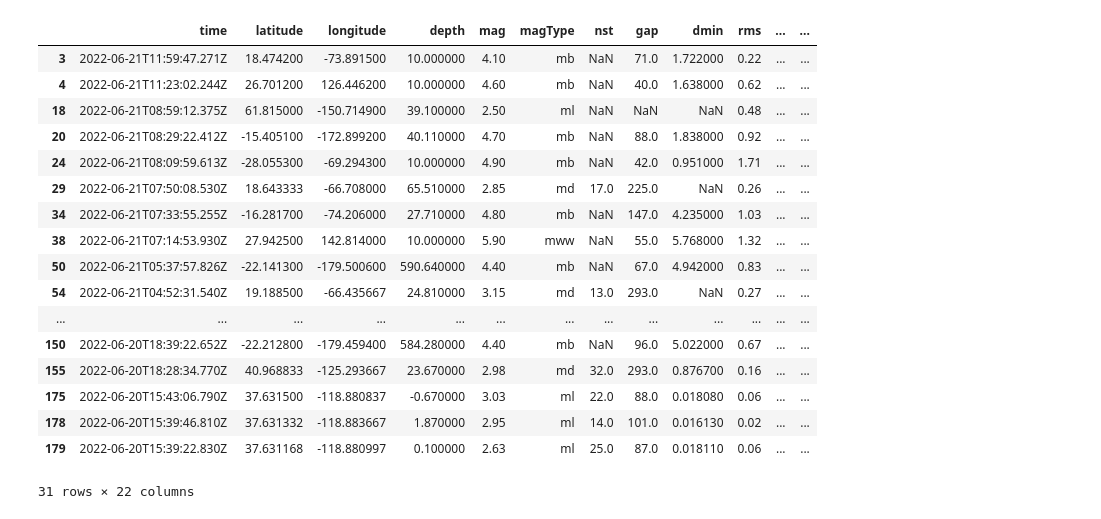
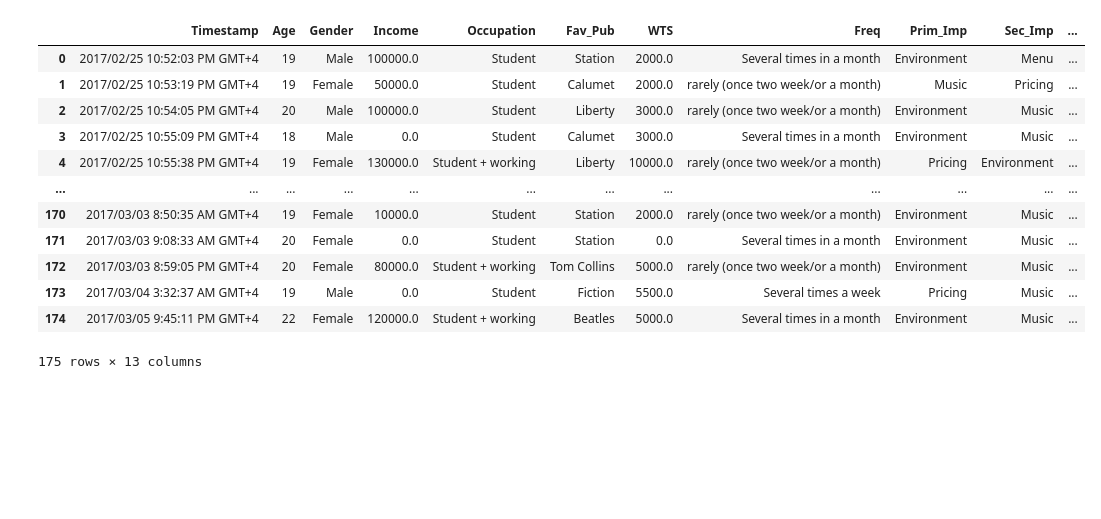
Before and after one commit to valsorayksterob/interlink, a Jupyter notebook: interlink.ipynb, the cells around one changed output. Saved outputs shown, nothing was run; the diff lists cells and outputs as text; code cells hidden in the pictures; blank space fills up the shorter version.

```diff
--- a/interlink.ipynb
+++ b/interlink.ipynb
@@ -21,22 +2,0 @@ df
-# %%
-df_eq25 = df[(  df['mag'] >= 2.5  )]
-df_eq25.to_csv('earthquakes_25.csv')
-# %% [output]
-|  | time | latitude | longitude | depth | mag | magType | nst | gap | dmin | rms | ... | ... |
-| 3 | 2022-06-21T11:59:47.271Z | 18.474200 | -73.891500 | 10.000000 | 4.10 | mb | NaN | 71.0 | 1.722000 | 0.22 | ... | ... |
-| 4 | 2022-06-21T11:23:02.244Z | 26.701200 | 126.446200 | 10.000000 | 4.60 | mb | NaN | 40.0 | 1.638000 | 0.62 | ... | ... |
-| 18 | 2022-06-21T08:59:12.375Z | 61.815000 | -150.714900 | 39.100000 | 2.50 | ml | NaN | NaN | NaN | 0.48 | ... | ... |
-| 20 | 2022-06-21T08:29:22.412Z | -15.405100 | -172.899200 | 40.110000 | 4.70 | mb | NaN | 88.0 | 1.838000 | 0.92 | ... | ... |
-| 24 | 2022-06-21T08:09:59.613Z | -28.055300 | -69.294300 | 10.000000 | 4.90 | mb | NaN | 42.0 | 0.951000 | 1.71 | ... | ... |
-| 29 | 2022-06-21T07:50:08.530Z | 18.643333 | -66.708000 | 65.510000 | 2.85 | md | 17.0 | 225.0 | NaN | 0.26 | ... | ... |
-| 34 | 2022-06-21T07:33:55.255Z | -16.281700 | -74.206000 | 27.710000 | 4.80 | mb | NaN | 147.0 | 4.235000 | 1.03 | ... | ... |
-| 38 | 2022-06-21T07:14:53.930Z | 27.942500 | 142.814000 | 10.000000 | 5.90 | mww | NaN | 55.0 | 5.768000 | 1.32 | ... | ... |
-| 50 | 2022-06-21T05:37:57.826Z | -22.141300 | -179.500600 | 590.640000 | 4.40 | mb | NaN | 67.0 | 4.942000 | 0.83 | ... | ... |
-| 54 | 2022-06-21T04:52:31.540Z | 19.188500 | -66.435667 | 24.810000 | 3.15 | md | 13.0 | 293.0 | NaN | 0.27 | ... | ... |
-| ... | ... | ... | ... | ... | ... | ... | ... | ... | ... | ... | ... | ... |
-| 150 | 2022-06-20T18:39:22.652Z | -22.212800 | -179.459400 | 584.280000 | 4.40 | mb | NaN | 96.0 | 5.022000 | 0.67 | ... | ... |
-| 155 | 2022-06-20T18:28:34.770Z | 40.968833 | -125.293667 | 23.670000 | 2.98 | md | 32.0 | 293.0 | 0.876700 | 0.16 | ... | ... |
-| 175 | 2022-06-20T15:43:06.790Z | 37.631500 | -118.880837 | -0.670000 | 3.03 | ml | 22.0 | 88.0 | 0.018080 | 0.06 | ... | ... |
-| 178 | 2022-06-20T15:39:46.810Z | 37.631332 | -118.883667 | 1.870000 | 2.95 | ml | 14.0 | 101.0 | 0.016130 | 0.02 | ... | ... |
-| 179 | 2022-06-20T15:39:22.830Z | 37.631168 | -118.880997 | 0.100000 | 2.63 | ml | 25.0 | 87.0 | 0.018110 | 0.06 | ... | ... |
-31 rows × 22 columns
@@ -45,0 +6,17 @@ df_eq25.to_csv('earthquakes_25.csv')
+# %%
+df = pd.read_csv('https://raw.githubusercontent.com/valsorayksterob/interlink/main/armenian_pubs.csv', sep=',')
+df
+# %% [output]
+|  | Timestamp | Age | Gender | Income | Occupation | Fav_Pub | WTS | Freq | Prim_Imp | Sec_Imp | ... |
+| 0 | 2017/02/25 10:52:03 PM GMT+4 | 19 | Male | 100000.0 | Student | Station | 2000.0 | Several times in a month | Environment | Menu | ... |
+| 1 | 2017/02/25 10:53:19 PM GMT+4 | 19 | Female | 50000.0 | Student | Calumet | 2000.0 | rarely (once two week/or a month) | Music | Pricing | ... |
+| 2 | 2017/02/25 10:54:05 PM GMT+4 | 20 | Male | 100000.0 | Student | Liberty | 3000.0 | rarely (once two week/or a month) | Environment | Music | ... |
+| 3 | 2017/02/25 10:55:09 PM GMT+4 | 18 | Male | 0.0 | Student | Calumet | 3000.0 | Several times in a month | Environment | Music | ... |
+| 4 | 2017/02/25 10:55:38 PM GMT+4 | 19 | Female | 130000.0 | Student + working | Liberty | 10000.0 | rarely (once two week/or a month) | Pricing | Environment | ... |
+| ... | ... | ... | ... | ... | ... | ... | ... | ... | ... | ... | ... |
+| 170 | 2017/03/03 8:50:35 AM GMT+4 | 19 | Female | 10000.0 | Student | Station | 2000.0 | rarely (once two week/or a month) | Environment | Music | ... |
+| 171 | 2017/03/03 9:08:33 AM GMT+4 | 20 | Female | 0.0 | Student | Station | 0.0 | Several times in a month | Environment | Music | ... |
+| 172 | 2017/03/03 8:59:05 PM GMT+4 | 20 | Female | 80000.0 | Student + working | Tom Collins | 5000.0 | rarely (once two week/or a month) | Environment | Music | ... |
+| 173 | 2017/03/04 3:32:37 AM GMT+4 | 19 | Male | 0.0 | Student | Fiction | 5500.0 | Several times a week | Pricing | Music | ... |
+| 174 | 2017/03/05 9:45:11 PM GMT+4 | 22 | Female | 120000.0 | Student + working | Beatles | 5000.0 | Several times in a month | Environment | Music | ... |
+175 rows × 13 columns
```
Also changed, not shown: parts of 13 cells of this notebook.
